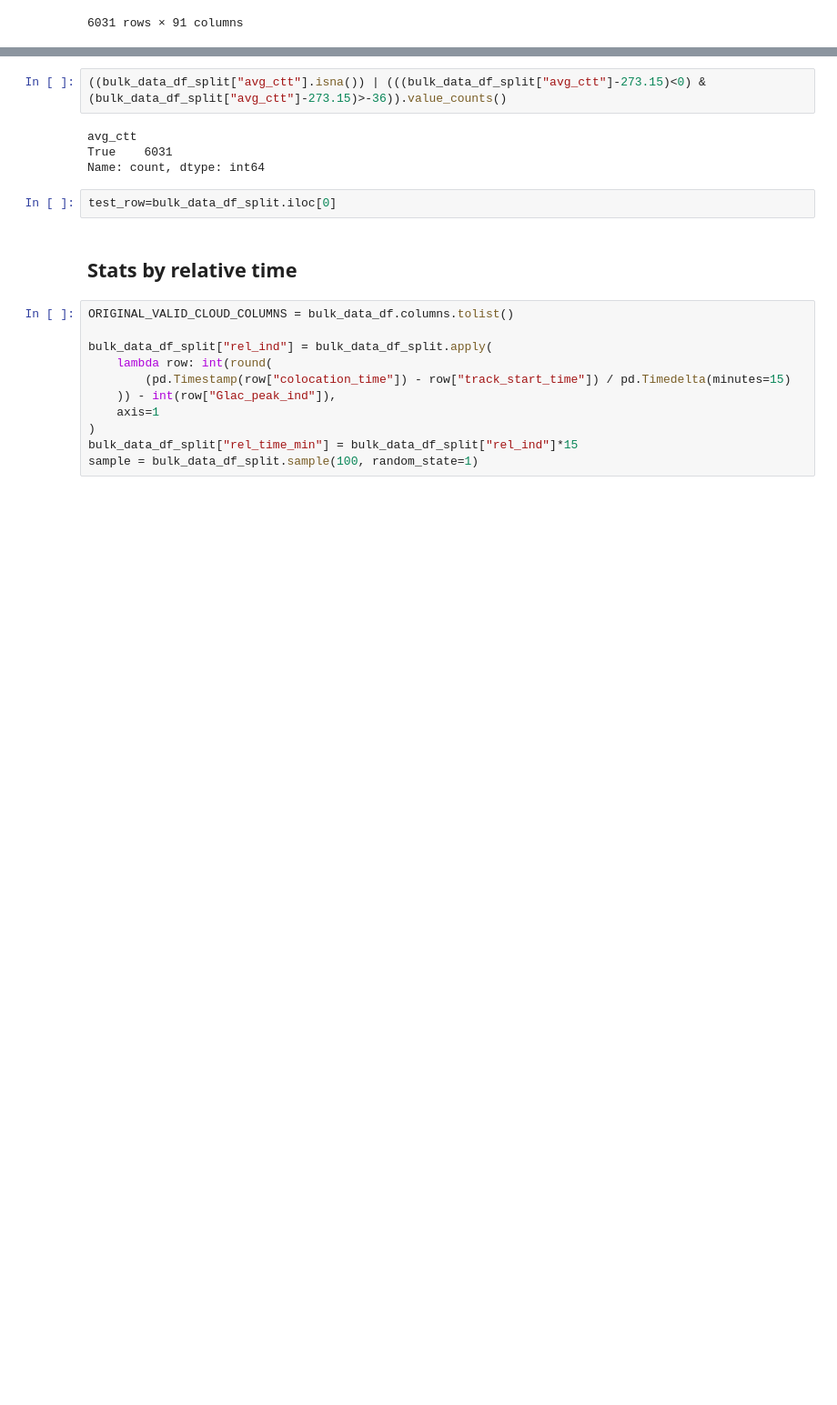
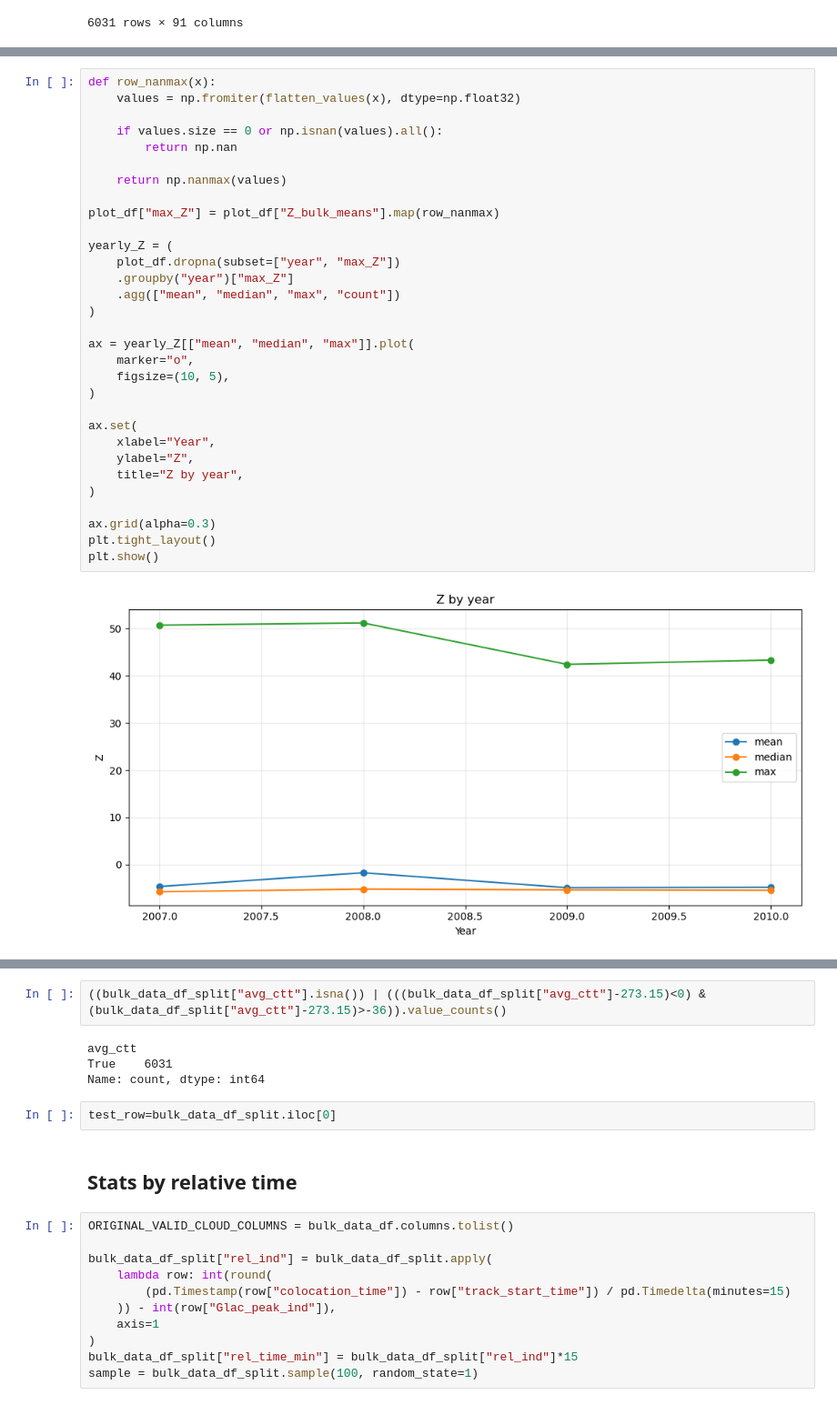
Before and after one commit to DragomirNikolov/MSGI, a Jupyter notebook: plotting/Bulk/bulk_plots.ipynb, the cells around one changed output, grey strips where cells are left out. Shown at 91% size. Cells and saved outputs as stored; diff of their text form; blank space fills up the shorter version.

```diff
--- a/plotting/Bulk/bulk_plots.ipynb
+++ b/plotting/Bulk/bulk_plots.ipynb
@@ -140,0 +156,33 @@ bulk_data_df_split
+# %%
+def row_nanmax(x):
+    values = np.fromiter(flatten_values(x), dtype=np.float32)
+
+    if values.size == 0 or np.isnan(values).all():
+        return np.nan
+
+    return np.nanmax(values)
+
+plot_df["max_Z"] = plot_df["Z_bulk_means"].map(row_nanmax)
+
+yearly_Z = (
+    plot_df.dropna(subset=["year", "max_Z"])
+    .groupby("year")["max_Z"]
+    .agg(["mean", "median", "max", "count"])
+)
+
+ax = yearly_Z[["mean", "median", "max"]].plot(
+    marker="o",
+    figsize=(10, 5),
+)
+
+ax.set(
+    xlabel="Year",
+    ylabel="Z",
+    title="Z by year",
+)
+
+ax.grid(alpha=0.3)
+plt.tight_layout()
+plt.show()
+# %% [output]
+[figure, added]
```
Also changed, not shown: parts of 34 cells of this notebook, 5 other files.
